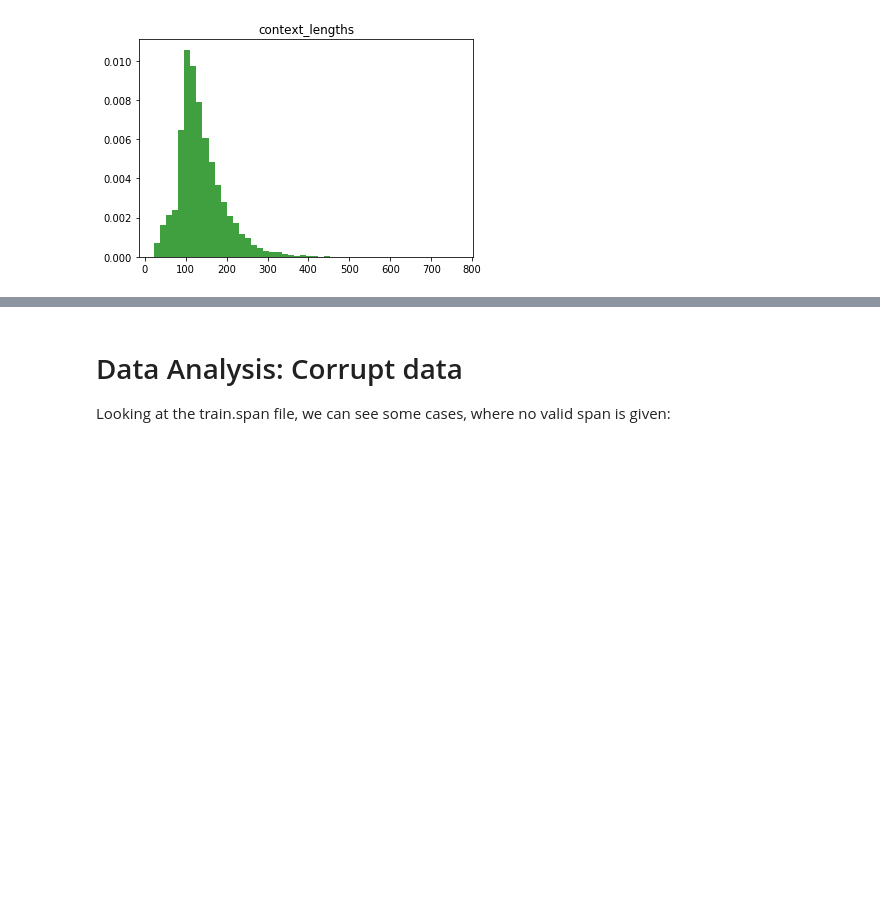
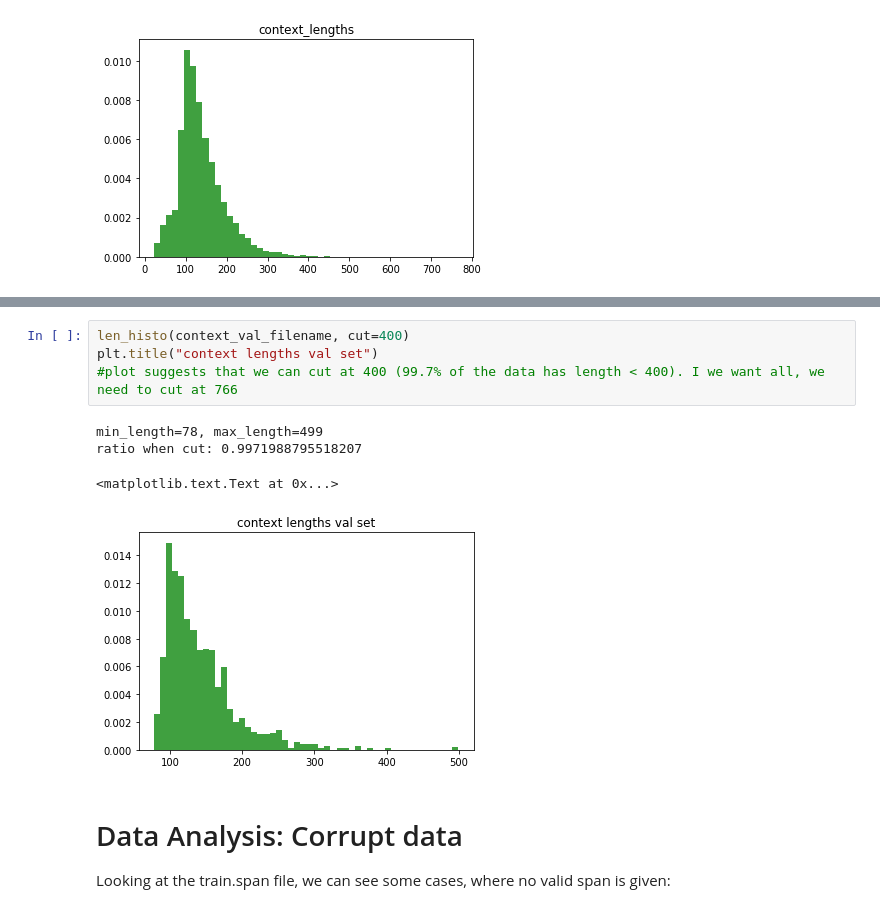
Before and after one commit to thomasfermi/Dynamic-Coattention-Network-for-SQuAD, a Jupyter notebook: Experimentation_Notebooks/Data_Analysis_length_of_context_and_question.ipynb, the cells around one changed output, grey strips where cells are left out. Cells and saved outputs as stored; diff of their text form; blank space fills up the shorter version.

```diff
--- a/Experimentation_Notebooks/Data_Analysis_length_of_context_and_question.ipynb
+++ b/Experimentation_Notebooks/Data_Analysis_length_of_context_and_question.ipynb
@@ -43,3 +55,12 @@ ratio when cut: 0.998046347037574
+# %%
+len_histo(context_val_filename, cut=400)
+plt.title("context lengths val set")
+#plot suggests that we can cut at 400 (99.7% of the data has length < 400). I we want all, we need to cut at 766
+# %% [output]
+min_length=78, max_length=499
+ratio when cut: 0.9971988795518207
+<matplotlib.text.Text at 0x...>
+[figure, added]
 # %% [markdown]
 Data Analysis: Corrupt data
 ====
```
Also changed, not shown: parts of 2 cells of this notebook, 1 other file.
